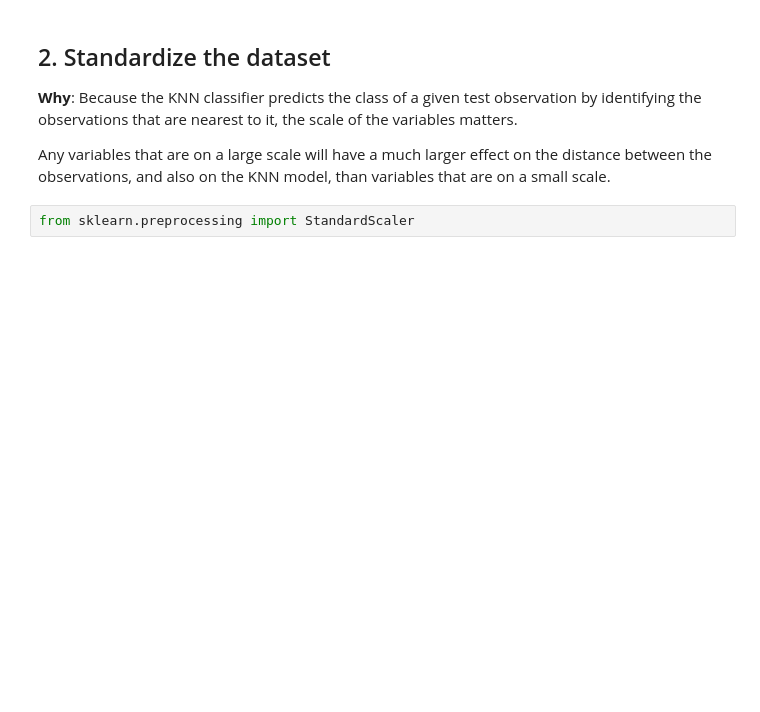
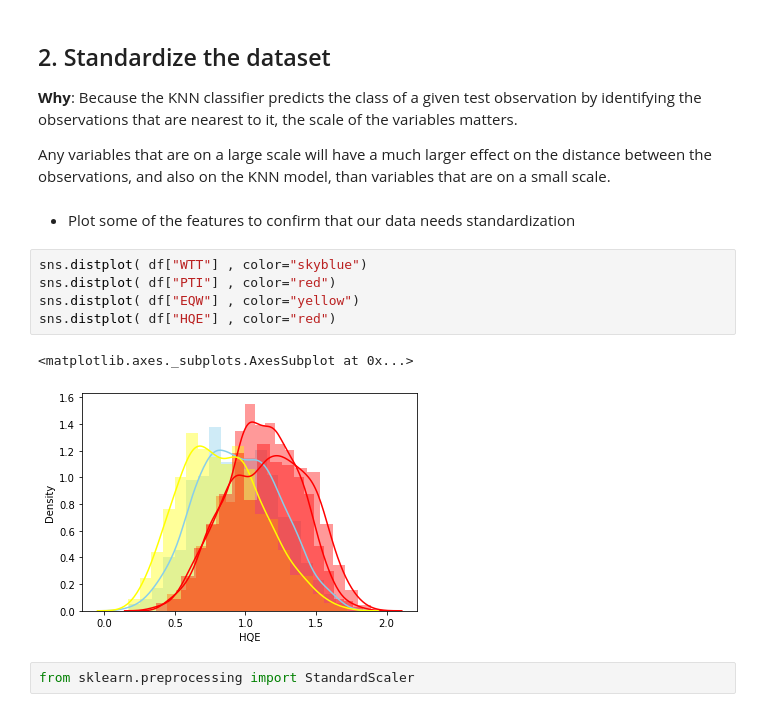
Before and after one commit to XiaonaZhou/data_analytics_2, a Jupyter notebook: Python/Unit_4/KNN_with_Classified_dataset.ipynb, the cells around one changed output. Cells and saved outputs as stored; diff of their text form; blank space fills up the shorter version.

```diff
--- a/Python/Unit_4/KNN_with_Classified_dataset.ipynb
+++ b/Python/Unit_4/KNN_with_Classified_dataset.ipynb
@@ -48,6 +48,16 @@ df.head()
 **Why**: Because the KNN classifier predicts the class of a given test observation by identifying the observations that are nearest to it, the scale of the variables matters.
 
 Any variables that are on a large scale will have a much larger effect on the distance between the observations, and also on the KNN model, than variables that are on a small scale.
+# %% [markdown]
+* Plot some of the features to confirm that our data needs standardization
+# %%
+sns.distplot( df["WTT"] , color="skyblue")
+sns.distplot( df["PTI"] , color="red")
+sns.distplot( df["EQW"] , color="yellow")
+sns.distplot( df["HQE"] , color="red")
+# %% [output]
+<matplotlib.axes._subplots.AxesSubplot at 0x...>
+[figure, added]
 # %%
 from sklearn.preprocessing import StandardScaler
 # %%
```
Also changed, not shown: parts of 3 cells of this notebook.
